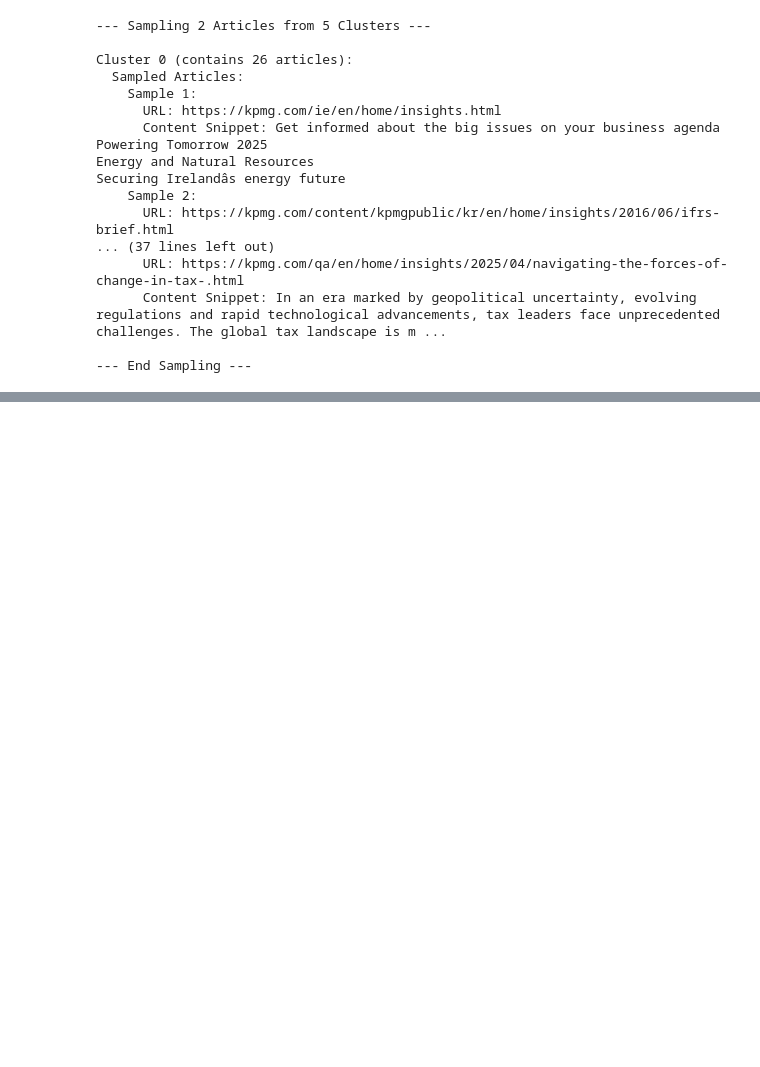
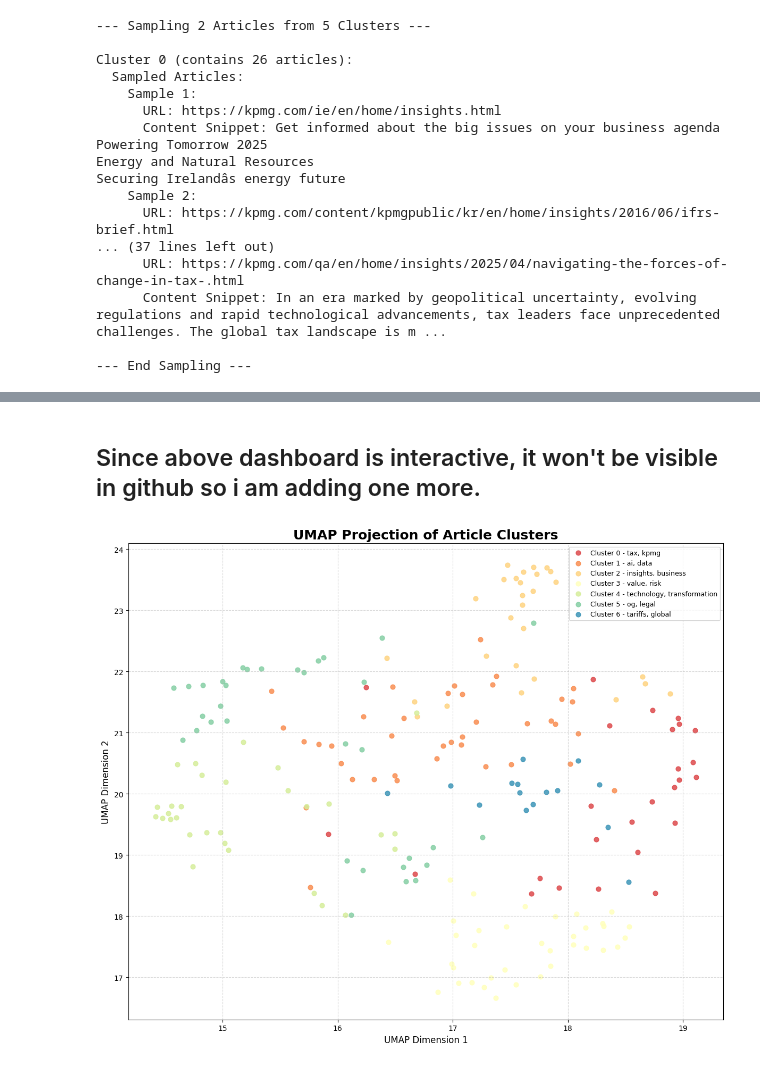
Before and after one commit to 22Himanshu/KPMG_-_PwC_article_resarch_automation, a Jupyter notebook: KPMG_PWC_data_visualization.ipynb, the cells around one changed output, grey strips where cells are left out. Cells and saved outputs as stored; diff of their text form; code cells hidden in the pictures; blank space fills up the shorter version.

Commit message:
Visualising common themes of different articles and umapping them with a interactive dashboard

```diff
--- a/KPMG_PWC_data_visualization.ipynb
+++ b/KPMG_PWC_data_visualization.ipynb
@@ -307,3 +307,36 @@ fig.update_layout(
 fig.show()
 # %% [output]
 [interactive output not drawn]
+# %% [markdown]
+## Since above dashboard is interactive, it won't be visible in github so i am adding one more.
+# %%
+import matplotlib.pyplot as plt
+import seaborn as sns
+
+# Use Seaborn color palette
+palette = sns.color_palette("Spectral", n_colors=FINAL_K)
+
+plt.figure(figsize=(12, 10))
+
+# Plot each cluster separately for color and label control
+for cluster_id in sorted(set(cluster_labels)):
+    idx = [i for i, label in enumerate(cluster_labels) if label == cluster_id]
+    plt.scatter(
+        embedding_2d[idx, 0],
+        embedding_2d[idx, 1],
+        s=40,
+        alpha=0.85,
+        label=f"Cluster {cluster_id} - {', '.join(cluster_themes[cluster_id])}",
+        color=palette[cluster_id]
+    )
+
+# Styling
+plt.title("UMAP Projection of Article Clusters", fontsize=18, weight='bold')
+plt.xlabel("UMAP Dimension 1", fontsize=12)
+plt.ylabel("UMAP Dimension 2", fontsize=12)
+plt.grid(True, linestyle="--", alpha=0.5)
+plt.legend(loc='best', fontsize=9, frameon=True)
+plt.tight_layout()
+plt.show()
+# %% [output]
+[figure, added]
```
